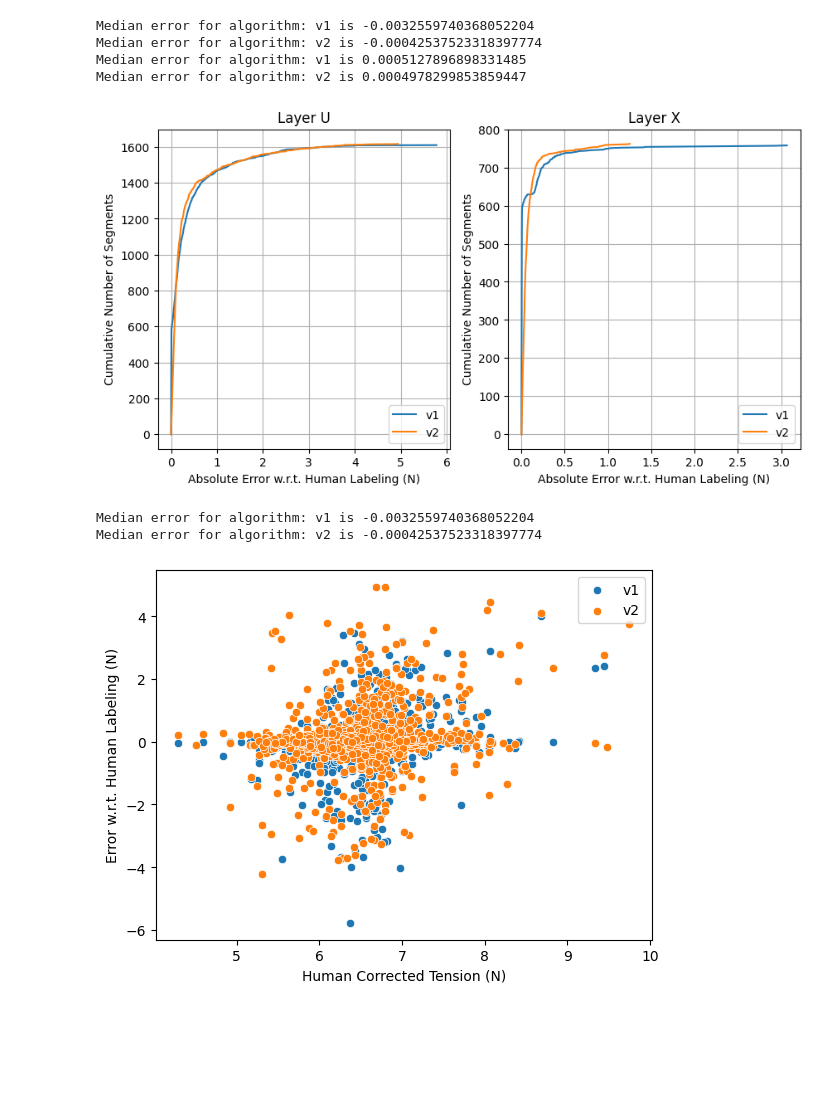
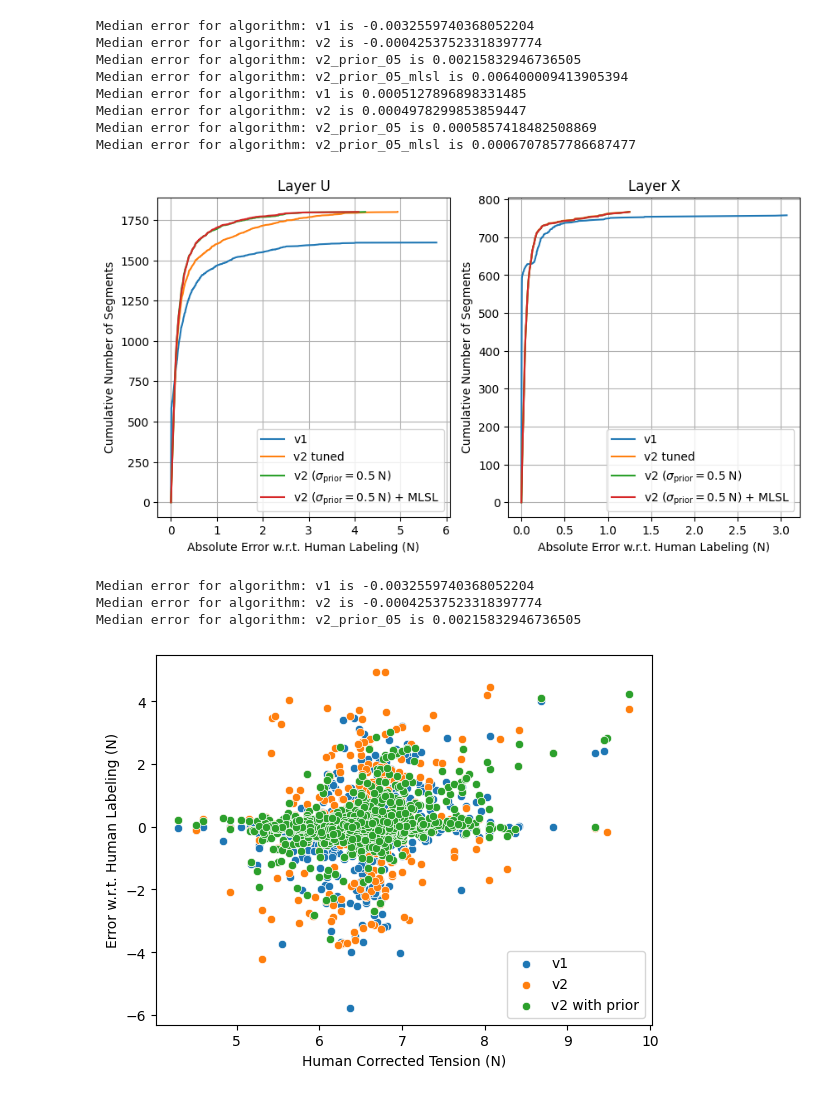
Before and after one commit to dunewires/ElectricalMethod, a Jupyter notebook: DAQ/python/algorithm_tuning/evaluate_algorithms.ipynb, the cells around one changed output. Drawn from its saved outputs; the diff is of its cells as text; code cells hidden in the pictures; blank space fills up the shorter version.

Commit message:
update some plotting notebooks

```diff
--- a/DAQ/python/algorithm_tuning/evaluate_algorithms.ipynb
+++ b/DAQ/python/algorithm_tuning/evaluate_algorithms.ipynb
@@ -27,7 +27,7 @@ def plot_algo_comparison(combined_df, algo_names, layer="U", algo_plot_labels=No
         algo_plot_labels = algo_names
     assert len(algo_names) == len(algo_plot_labels), "Must provide a plot label for each algorithm"
     if ax is None:
-        fig, ax = plt.subplots()
+        fig, ax = plt.subplots(constrained_layout=True)
     for algo_name, algo_plot_label in zip(algo_names, algo_plot_labels):
         layer_mask = combined_df["layer"] == layer
         error = combined_df[layer_mask][f"human_corrected_tension"] - combined_df[layer_mask][f"algo_{algo_name}_tension"]
@@ -71,11 +75,15 @@ combined_df = make_combined_df(
     human_corrected_csv_path="human_corrected_apa4_dwa5_XUVG.csv",
     algo_csv_paths=[
         "../apa4_algo_v1.csv",
-        "../apa4_algo_v2_tuned_dof_free_tensions_with_unc.csv"
+        "../apa4_algo_v2_tuned_dof_free_tensions_with_unc.csv",
+        "../apa4_algo_v2_tuned_settings_prior_05.csv",
+        "../apa4_algo_v2_tuned_settings_prior_05_mlsl_0.2sec.csv",
     ],
     algo_names=[
         "v1",
-        "v2"
+        "v2",
+        "v2_prior_05",
+        "v2_prior_05_mlsl"
     ],
 )
 combined_df
@@ -101,19 +121,31 @@ for ax, layer in zip([ax1, ax2], ["U", "X"]):
         algo_names=[
             "v1",
             "v2",
+            "v2_prior_05",
+            "v2_prior_05_mlsl"
+        ],
+        algo_plot_labels=[
+            "v1",
+            "v2 tuned",
+            r"v2 ($\sigma_{\mathrm{prior}} = 0.5\;\mathrm{N}}$)",
+            r"v2 ($\sigma_{\mathrm{prior}} = 0.5\;\mathrm{N}}$) + MLSL"
         ],
         layer=layer,
         ax=ax,
-        max_uncertainty=0.7,
+        max_uncertainty=np.inf,
     )
     ax.legend(loc="lower right")
-# plt.savefig("performance_new_algo_layer_u.pdf")
+# plt.savefig("performance_new_algo_with_priors.pdf")
 # %% [output]
 Median error for algorithm: v1 is -0.0032559740368052204
 Median error for algorithm: v2 is -0.00042537523318397774
+Median error for algorithm: v2_prior_05 is 0.00215832946736505
+Median error for algorithm: v2_prior_05_mlsl is 0.006400009413905394
 Median error for algorithm: v1 is 0.0005127896898331485
 Median error for algorithm: v2 is 0.0004978299853859447
+Median error for algorithm: v2_prior_05 is 0.0005857418482508869
+Median error for algorithm: v2_prior_05_mlsl is 0.0006707857786687477
-[figure, old version]
+[figure, new version]
 # %%
 def plot_algo_comparison_scatter(combined_df, algo_names, layer="U", algo_plot_labels=None, ax=None):
     if algo_plot_labels is None:
@@ -135,14 +167,15 @@ def plot_algo_comparison_scatter(combined_df, algo_names, layer="U", algo_plot_l
 # %%
 ax = plot_algo_comparison_scatter(
     combined_df=combined_df,
-    algo_names=["v1", "v2"],
+    algo_names=["v1", "v2", "v2_prior_05"],
     layer="U",
-    algo_plot_labels=["v1", "v2"],
+    algo_plot_labels=["v1", "v2", "v2 with prior"],
 )
 # %% [output]
 Median error for algorithm: v1 is -0.0032559740368052204
 Median error for algorithm: v2 is -0.00042537523318397774
+Median error for algorithm: v2_prior_05 is 0.00215832946736505
-[figure, old version]
+[figure, new version]
 # %%
 def plot_algo_comparison_hist(combined_df, algo_names, layer="U", algo_plot_labels=None, ax=None, error_threshold=0.01):
     if algo_plot_labels is None:
```
Also changed, not shown: parts of 4 cells of this notebook, 1 other file.
